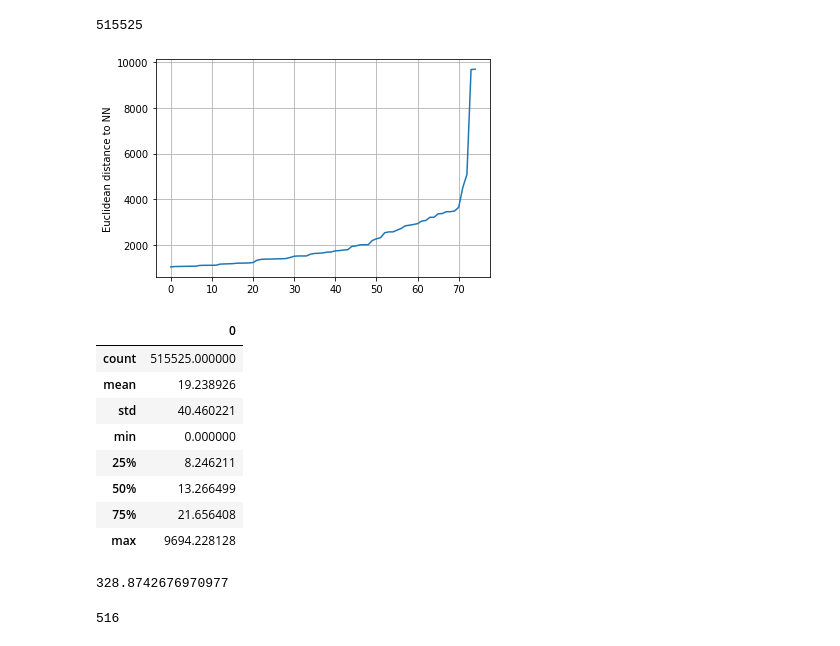
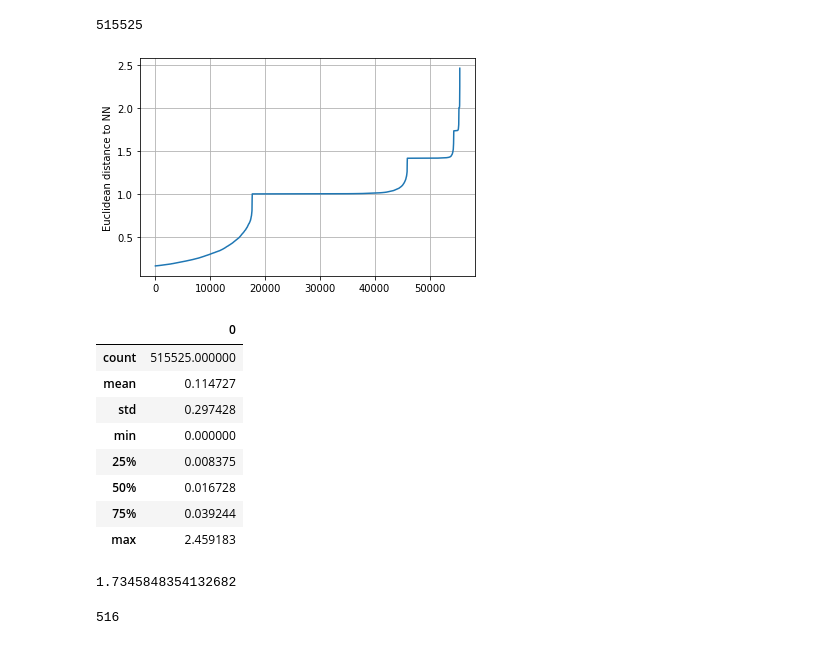
Before and after one commit to PBonvang/02807-Project, a Jupyter notebook: analysis.ipynb, the cells around one changed output. Drawn from its saved outputs; the diff is of its cells as text; code cells hidden in the pictures.

Commit message:
minmax DBSCAN eps determined

```diff
--- a/analysis.ipynb
+++ b/analysis.ipynb
@@ -284,19 +284,19 @@ Finding feature outliers and creating clusters
 # %%
 # Determining hyperparameters
 # https://medium.com/@tarammullin/dbscan-parameter-estimation-ff8330e3a3bd
-distances = np.load('data/DBSCAN_HP_distances.npy')[:,1]
+distances = np.load('data/DBSCAN_HP_distances_minmax.npy')[:,1]
 # %%
 len(distances)
 # %% [output]
 515525
 # %%
 sorted_distances = np.sort(distances)
-plt.plot(sorted_distances[515_450:])
+plt.plot(sorted_distances[460_000:])
 plt.grid()
 plt.ylabel('Euclidean distance to NN')
 plt.show()
 # %% [output]
-[figure, old version]
+[figure, new version]
 # %%
 eps = 3900
 # %%
@@ -305,18 +305,18 @@ distance_stats
 # %% [output]
 |  | 0 |
 | count | 515525.000000 |
-| mean | 19.238926 |
-| std | 40.460221 |
+| mean | 0.114727 |
+| std | 0.297428 |
 | min | 0.000000 |
-| 25% | 8.246211 |
-| 50% | 13.266499 |
-| 75% | 21.656408 |
-| max | 9694.228128 |
+| 25% | 0.008375 |
+| 50% | 0.016728 |
+| 75% | 0.039244 |
+| max | 2.459183 |
 # %%
 eps = np.percentile(distances, 99.9)
 eps
 # %% [output]
-328.8742676970977
+1.7345848354132682
 # %%
 len(distances[distances>eps]) # Outliers
 # %% [output]
```
Also changed, not shown: 2 other files.
